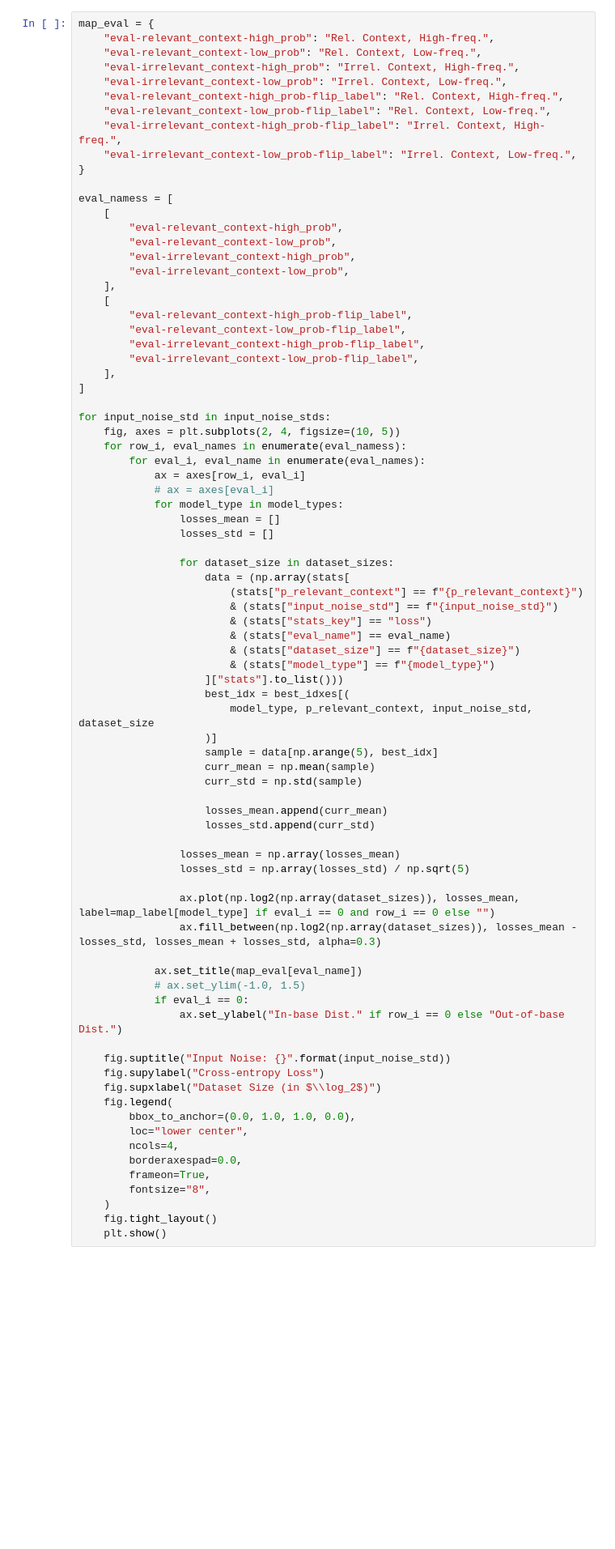
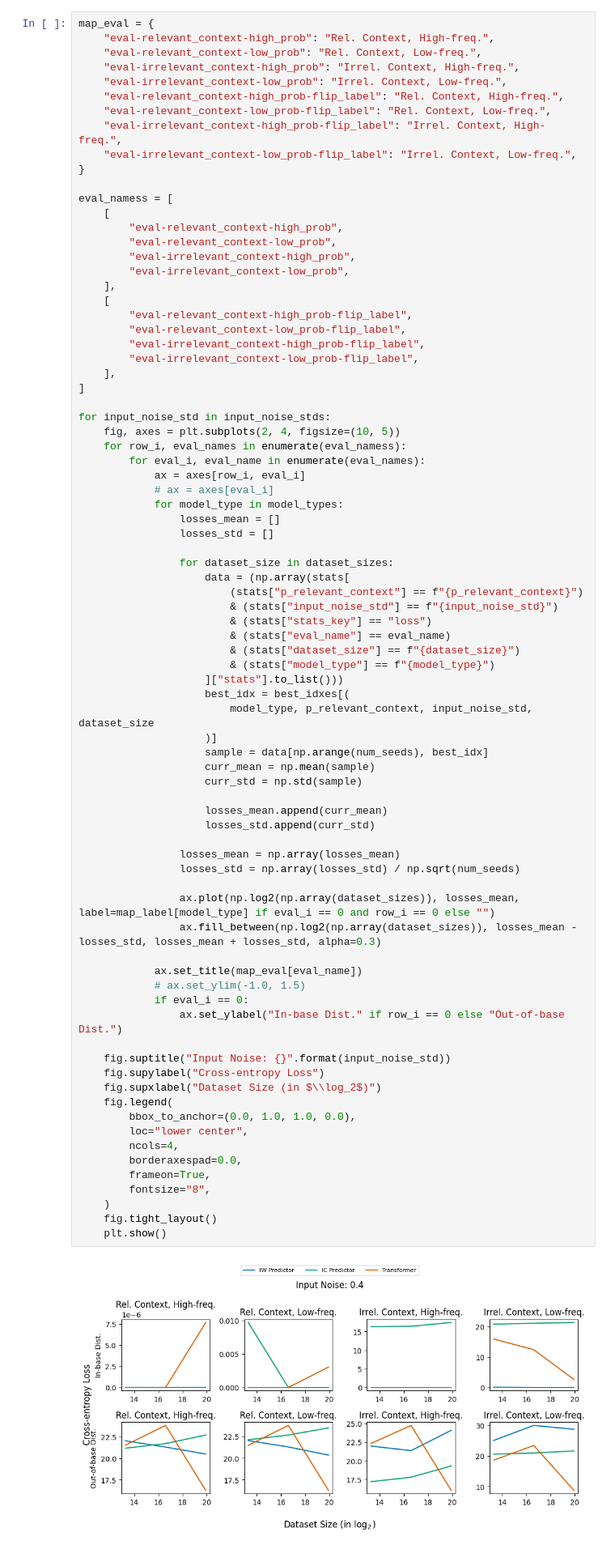
Before and after one commit to chanb/simple_icl, a Jupyter notebook: plot_utils/plot_noisy_inputs.ipynb, the cells around one changed output. Shown: that part at 81% size. Cells and saved outputs as stored; diff of their text form; blank space fills up the shorter version.

```diff
--- a/plot_utils/plot_noisy_inputs.ipynb
+++ b/plot_utils/plot_noisy_inputs.ipynb
@@ -258,34 +296,36 @@ for input_noise_std in input_noise_stds:
                     best_idx = best_idxes[(
                         model_type, p_relevant_context, input_noise_std, dataset_size
                     )]
-                    sample = data[np.arange(5), best_idx]
+                    sample = data[np.arange(num_seeds), best_idx]
                     curr_mean = np.mean(sample)
                     curr_std = np.std(sample)
 
                     losses_mean.append(curr_mean)
                     losses_std.append(curr_std)
 
                 losses_mean = np.array(losses_mean)
-                losses_std = np.array(losses_std) / np.sqrt(5)
+                losses_std = np.array(losses_std) / np.sqrt(num_seeds)
 
                 ax.plot(np.log2(np.array(dataset_sizes)), losses_mean, label=map_label[model_type] if eval_i == 0 and row_i == 0 else "")
                 ax.fill_between(np.log2(np.array(dataset_sizes)), losses_mean - losses_std, losses_mean + losses_std, alpha=0.3)
 
             ax.set_title(map_eval[eval_name])
             # ax.set_ylim(-1.0, 1.5)
             if eval_i == 0:
                 ax.set_ylabel("In-base Dist." if row_i == 0 else "Out-of-base Dist.")
 
     fig.suptitle("Input Noise: {}".format(input_noise_std))
     fig.supylabel("Cross-entropy Loss")
     fig.supxlabel("Dataset Size (in $\\log_2$)")
     fig.legend(
         bbox_to_anchor=(0.0, 1.0, 1.0, 0.0),
         loc="lower center",
         ncols=4,
         borderaxespad=0.0,
         frameon=True,
         fontsize="8",
     )
     fig.tight_layout()
     plt.show()
+# %% [output]
+[figure, added]
```
Also changed, not shown: parts of 12 cells of this notebook, 6 other files.
